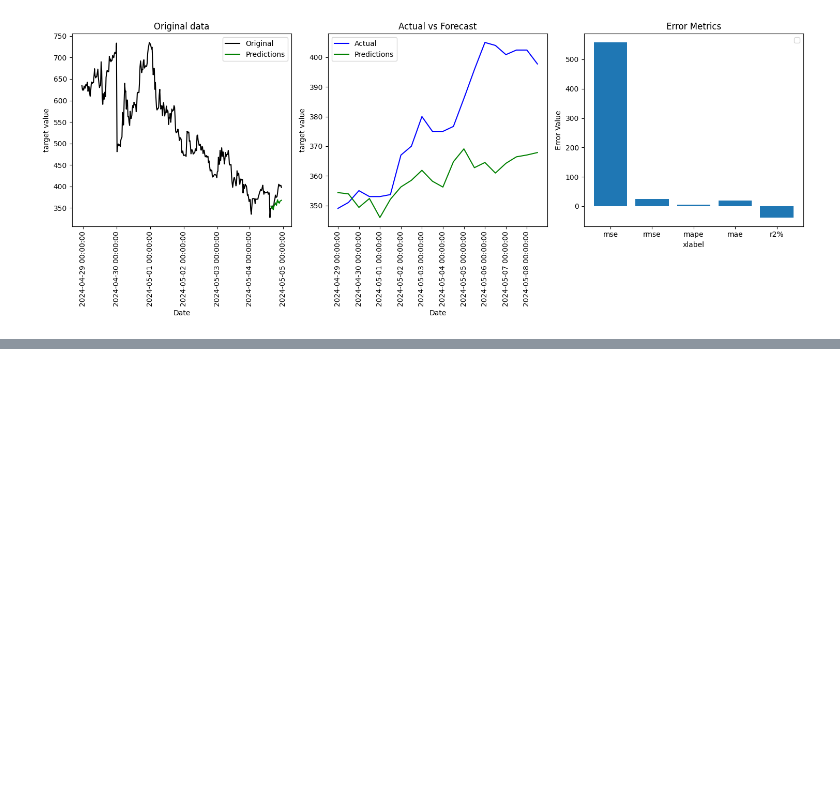
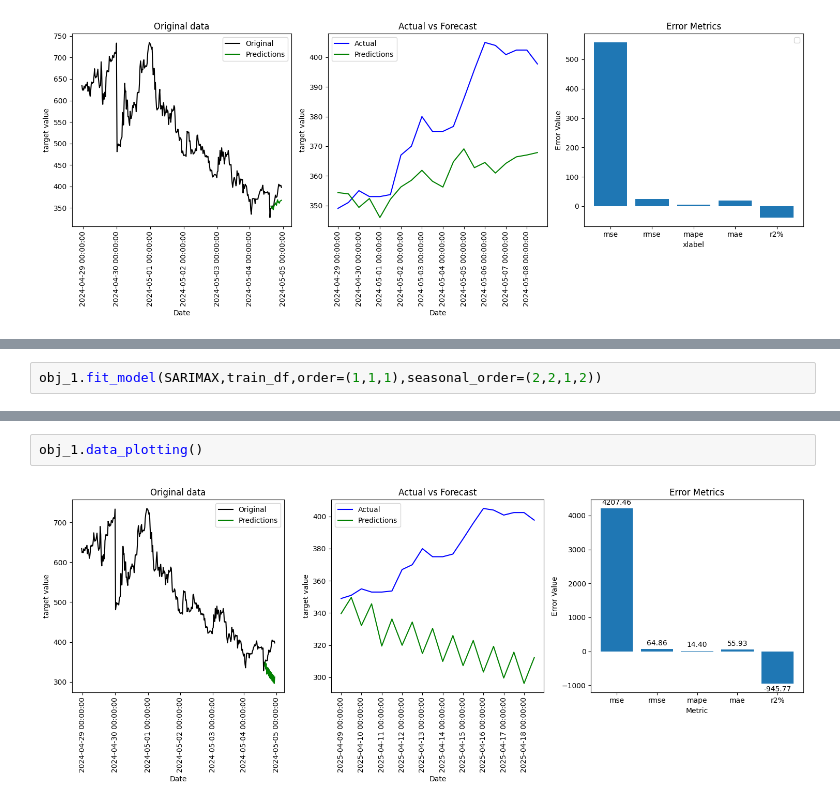
Before and after one commit to ShahidAzadd/Time-Series, a Jupyter notebook: ensemble_models.ipynb, the cells around one changed output, grey strips where cells are left out. Saved outputs shown, nothing was run; the diff lists cells and outputs as text; blank space fills up the shorter version.

Commit message:
added Sarima model

```diff
--- a/ensemble_models.ipynb
+++ b/ensemble_models.ipynb
@@ -399,0 +403,2 @@ obj_1.data_plotting()
+# %%
+obj_1.fit_model(SARIMAX,train_df,order=(1,1,1),seasonal_order=(2,2,1,2))
@@ -399,0 +425,4 @@ obj_1.data_plotting()
+# %%
+obj_1.data_plotting()
+# %% [output]
+[figure, added]
```
Also changed, not shown: parts of 6 cells of this notebook, 6 other files.
